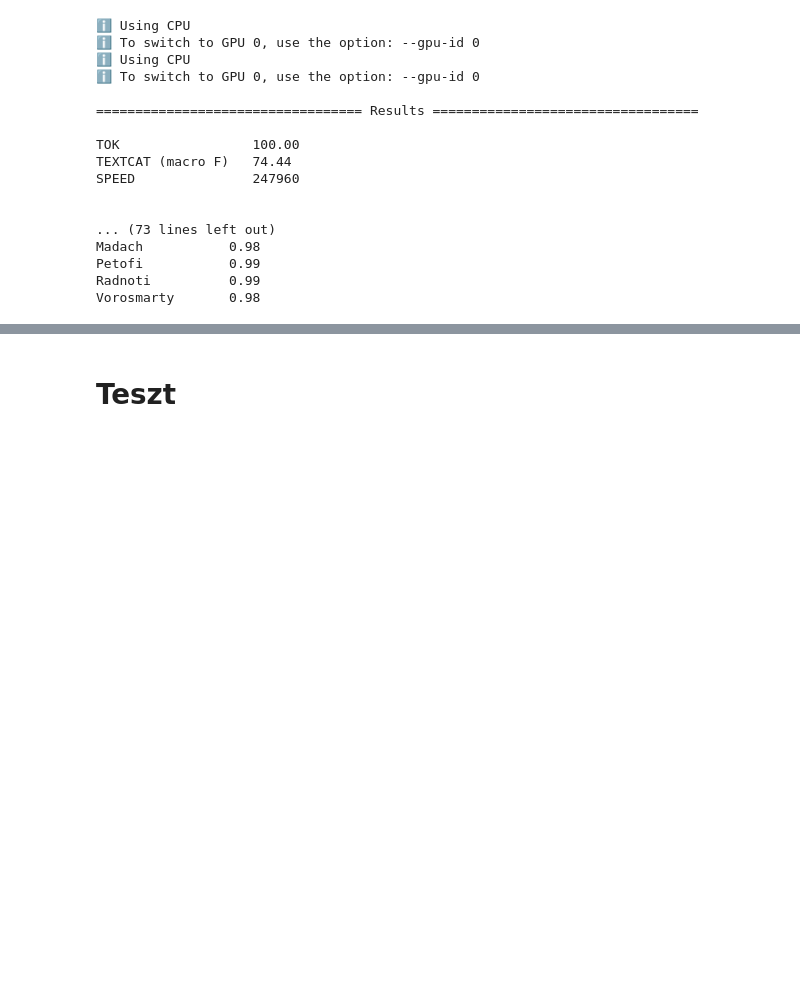
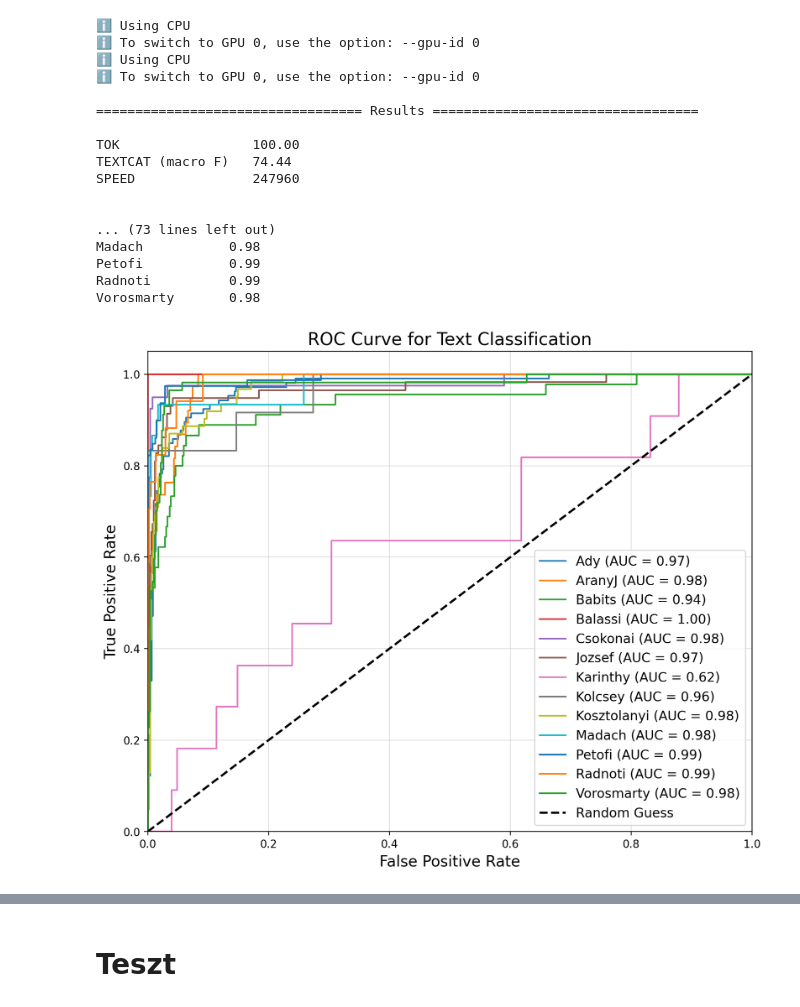
Before and after one commit to AronSomogyi/HunPoetry, a Jupyter notebook: Classification.ipynb, the cells around one changed output, grey strips where cells are left out. Cells and saved outputs as stored; diff of their text form; code cells hidden in the pictures; blank space fills up the shorter version.

```diff
--- a/Classification.ipynb
+++ b/Classification.ipynb
@@ -136,3 +137,57 @@ Radnoti          0.99
 Vorosmarty       0.98
 # %%
 nlp = spacy.load("./model/model-best")
+# %%
+from spacy.tokens import DocBin
+from sklearn.metrics import roc_curve, auc
+import matplotlib.pyplot as plt
+import numpy as np
+from collections import defaultdict
+
+# Load the test data
+doc_bin = DocBin().from_disk("./test.spacy")
+docs = list(doc_bin.get_docs(nlp.vocab))
+
+# Collect true labels and predictions
+true_labels = []
+predicted_probs = {label: [] for label in nlp.pipe_labels["textcat"]}
+
+
+for doc in docs:
+    true_labels.append(doc.cats)
+    preds = nlp(doc.text).cats
+    for label in preds:
+        predicted_probs[label].append(preds[label])
+
+# Plot ROC curve for each class
+plt.figure(figsize=(10, 8), dpi=200)
+
+auc_per_poet = defaultdict(list)
+for label in predicted_probs:
+    y_true = [cats[label] for cats in true_labels]
+    y_scores = predicted_probs[label]
+
+    # Ensure y_true is a binary list of 0s and 1s
+    y_true = [int(bool(val)) for val in y_true]
+
+    # Ensure y_scores is a list of floats
+    y_scores = [float(score) for score in y_scores]
+
+    fpr, tpr, _ = roc_curve(y_true, y_scores)
+    roc_auc = auc(fpr, tpr)
+    auc_per_poet[label].append(roc_auc)
+
+    plt.plot(fpr, tpr, label=f"{label} (AUC = {roc_auc:.2f})")
+
+
+plt.plot([0, 1], [0, 1], "k--", lw=2, label="Random Guess")
+plt.xlim([0.0, 1.0])
+plt.ylim([0.0, 1.05])
+plt.xlabel("False Positive Rate", fontsize=14)
+plt.ylabel("True Positive Rate", fontsize=14)
+plt.title("ROC Curve for Text Classification", fontsize=16)
+plt.legend(loc="lower right", fontsize=12)
+plt.grid(alpha=0.4)
+plt.show()
+# %% [output]
+[figure, added]
```
Also changed, not shown: parts of 11 cells of this notebook, 3 other files.
